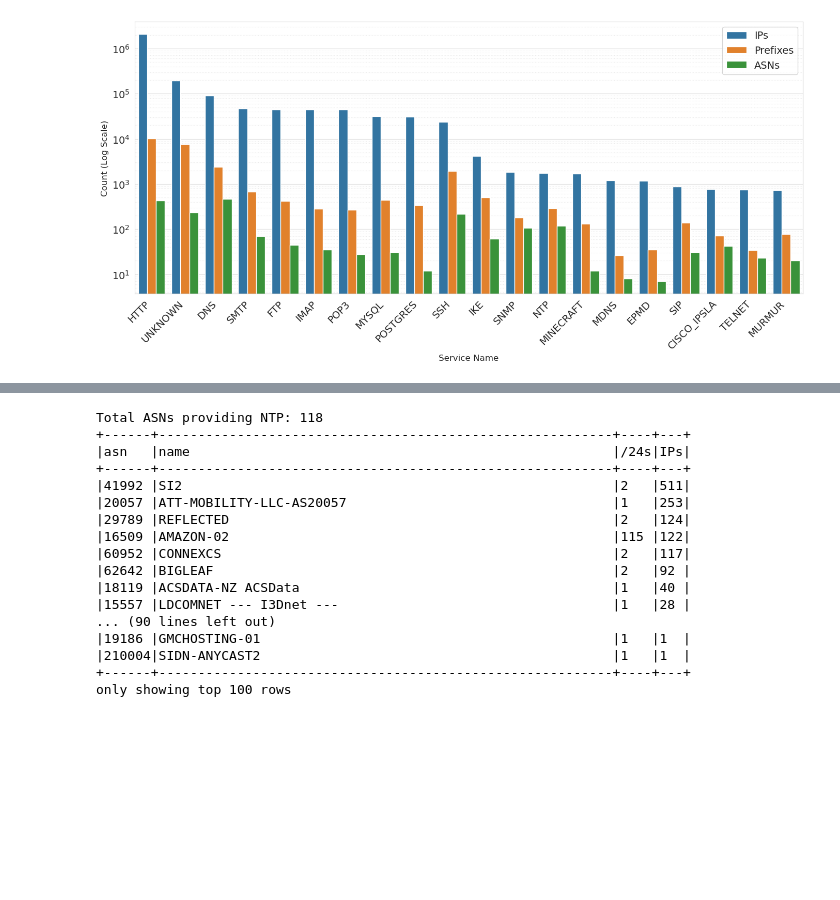
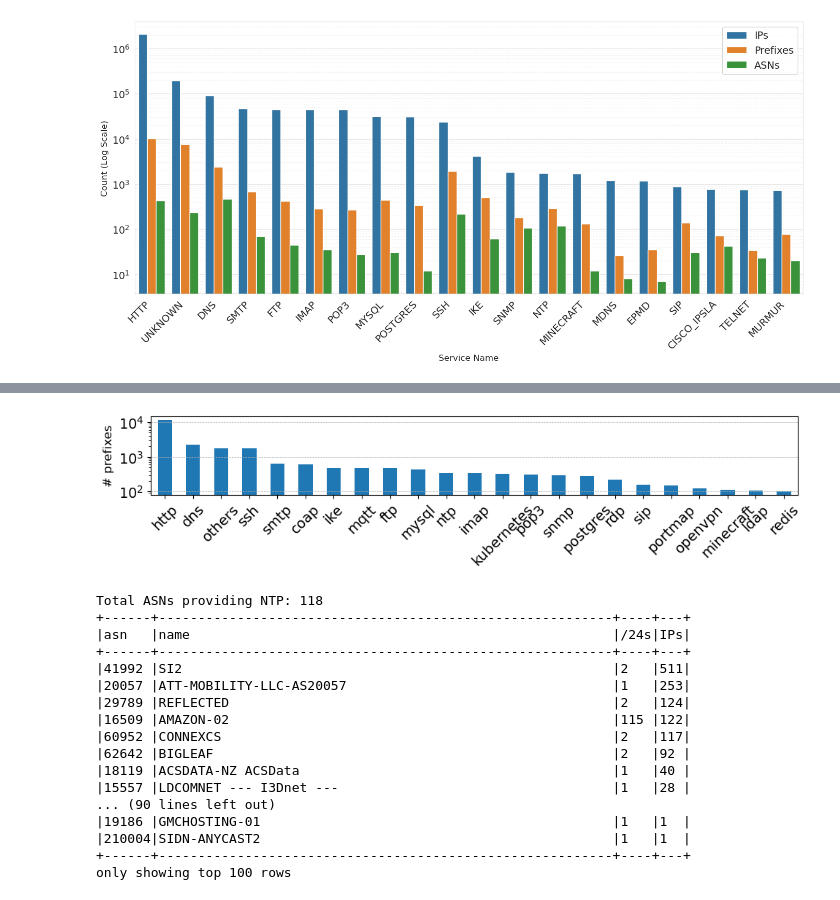
Before and after one commit to gustavoluvizotto/anycast-service-discovery, a Jupyter notebook: censys/analysis.ipynb, the cells around one changed output, grey strips where cells are left out. Drawn from its saved outputs; the diff is of its cells as text; code cells hidden in the pictures; blank space fills up the shorter version.

```diff
--- a/censys/analysis.ipynb
+++ b/censys/analysis.ipynb
@@ -1013,0 +1026,6 @@ plt.show()
+# %%
+ports_pdf = pd.read_csv("lzr_ports.txt", header=None)
+ports_pdf.columns = ["port"]
+ports = ports_pdf["port"].to_list()
+#ports_df = spark.createDataFrame(ports_pdf)
+#ports_df.count()
@@ -1014,3 +1137,20 @@ plt.show()
+# %%
+all_meas_agg_pdf = censys_anycast_df.select(
+    "prefix",
+    F.explode_outer(F.arrays_zip("port", "service_name")).alias("pair")
+).select(
+    "prefix",
+    F.col("pair.port").alias("p"),
+    F.col("pair.service_name").alias("fingerprint")
+).filter(
+    F.col("fingerprint") != "UNKNOWN"
+).groupBy("fingerprint").agg(
+    F.countDistinct("prefix").alias("count")
+).toPandas()
+# %%
+plot_services_prefix(all_meas_agg_pdf, "figures/censys_all_services_prefix_tls_others.pdf")
+# %% [output]
+[figure, added]
 # %%
 # TODO make above plot for 'Hypergiant' and 'non-Hypergiant'
 # %%
```
Also changed, not shown: parts of 23 cells of this notebook, 2 other files.
